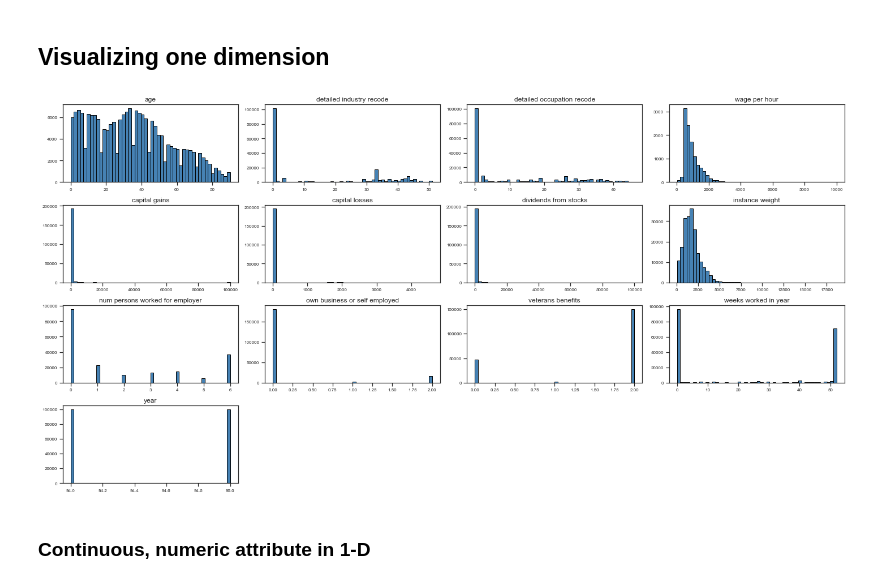
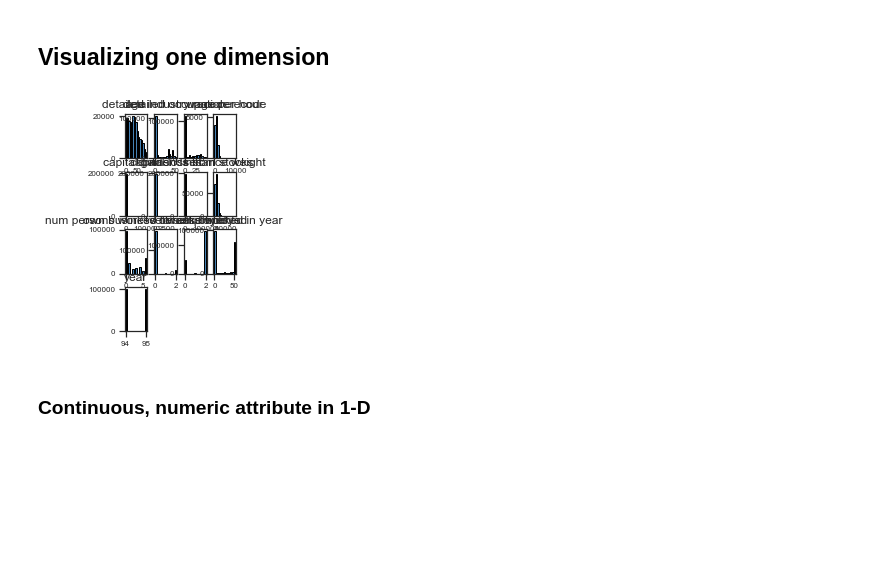
Before and after one commit to ThomasBrue/first-assignment-data-science, a Jupyter notebook: censusIncome.ipynb, the cells around one changed output. Saved outputs shown, nothing was run; the diff lists cells and outputs as text; code cells hidden in the pictures; blank space fills up the shorter version.

```diff
--- a/censusIncome.ipynb
+++ b/censusIncome.ipynb
@@ -20,8 +20,7 @@ import seaborn as sns
 
 # my imports
 import matplotlib.pyplot as plt
-sns.set_theme(style="ticks", color_codes=True)
-
+# sns.set_theme(style="ticks", color_codes=True)
 import random
 
 %matplotlib inline
@@ -53,10 +50,10 @@ raw_data.head(6)
 # %% [markdown]
 ## Visualizing one dimension
 # %%
-raw_data.hist(bins=50, color='steelblue', edgecolor='black', linewidth=1.0, xlabelsize=8, ylabelsize=8, grid=False)
-plt.tight_layout(rect=(0, 0, 5, 5))
+raw_data.hist(bins=15, color='steelblue', edgecolor='black', linewidth=1.0, xlabelsize=8, ylabelsize=8, grid=False)
+plt.tight_layout(rect=(0, 0, 2, 2))
 # %% [output]
-[figure, old version]
+[figure, new version]
 # %% [markdown]
 ### Continuous, numeric attribute in 1-D
 # %%
```
Also changed, not shown: parts of 30 cells of this notebook.
